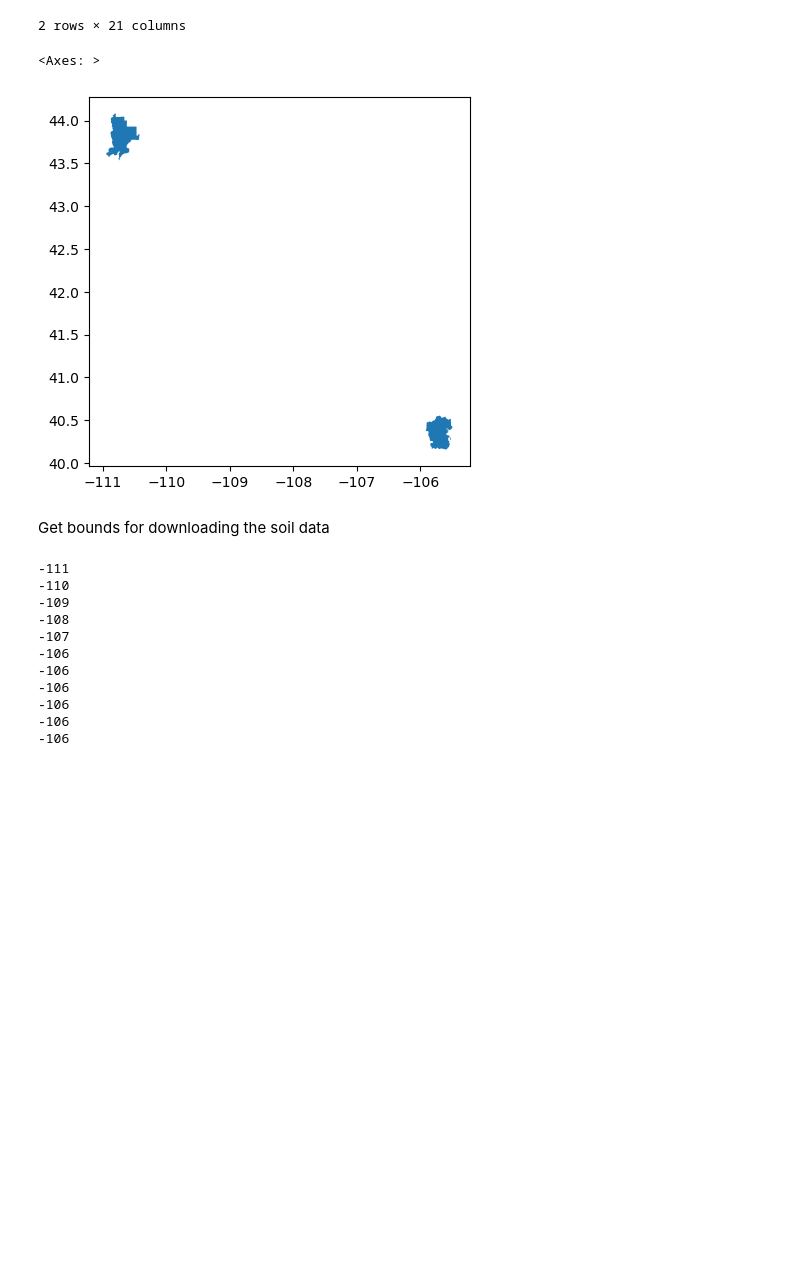
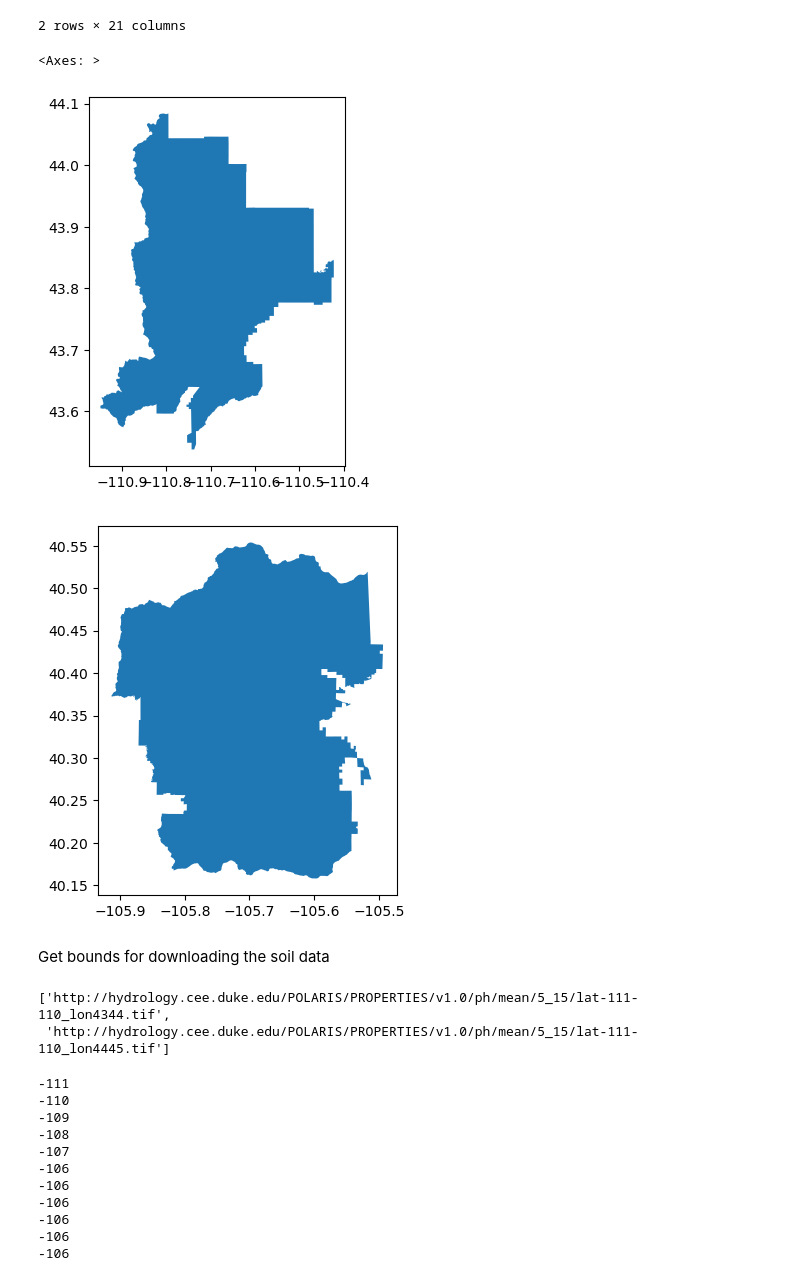
Before and after one commit to npwelsh/habitat_suitability, a Jupyter notebook: Tetraneuris-grandiflora_AOI.ipynb, the cells around one changed output. Saved outputs shown, nothing was run; the diff lists cells and outputs as text; code cells hidden in the pictures; blank space fills up the shorter version.

Commit message:
gds seperated out, soil URL in a function and automated

```diff
--- a/Tetraneuris-grandiflora_AOI.ipynb
+++ b/Tetraneuris-grandiflora_AOI.ipynb
@@ -114,16 +114,68 @@ aoi_gdf
 | 83 | 84.0 | GRTE | Lands - http://landsnet.nps.gov/t... | Grand Teton National Park | 20231204 | WY | IM | 1597571 | National Park | ... |
 | 93 | 94.0 | ROMO | Lands - http://landsnet.nps.gov/t... | Rocky Mountain National Park | 20230616151151 | CO | IM | 204948 | National Park | ... |
 2 rows × 21 columns
+# %%
+teton_gdf=aoi_gdf[aoi_gdf['PARKNAME']== 'Grand Teton']
+rmnp_gdf=aoi_gdf[aoi_gdf['PARKNAME']== 'Rocky Mountain']
 # %%
 # plot
-aoi_gdf.plot(
+teton_gdf.plot(
     cmap = ''
 )
+rmnp_gdf.plot(
+    cmap = ''
+)
 # %% [output]
 <Axes: >
-[figure, old version]
+[figure, new version]
+[figure, added]
 # %% [markdown]
  Get bounds for downloading the soil data
+# %%
+#Get Soil URLS for data
+
+def soil_urls_get(gdf):
+
+    """
+    Creates a list of Urls to download soil data from POLARIS
+
+    Parameters:
+    gdf: A geodata frame containing spatial data
+
+    Returns:
+    A list of soil URLs from polars, with the default depth set at 15-30 cm and ph as the parameter chosen, as well as a mean from the data set
+    """
+
+    soil_url_template = (
+        "http://hydrology.cee.duke.edu/POLARIS/PROPERTIES/v1.0"
+        #ph of soil
+        "/ph"
+        #mean of ph soil datas
+        "/mean"
+        #depth of soil
+        "/5_15"
+        #lat and long of soil (they are in 1 deg by 1 deg cells)
+        "/lat{min_lat}{max_lat}_lon{min_lon}{max_lon}.tif")
+
+    bound_min_lat, bound_min_lon, bound_max_lat, bound_max_lon = gdf.total_bounds
+
+    soil_url_list = []
+
+    for min_lon in range(floor(bound_min_lon), ceil(bound_max_lon)):
+        for min_lat in range(floor(bound_min_lat), ceil(bound_max_lat)):
+            soil_url = soil_url_template.format(
+                min_lat=min_lat, max_lat=min_lat+1,
+                min_lon=min_lon, max_lon=min_lon+1)
+            soil_url_list.append(soil_url)
+    return soil_url_list
+
+
+teton_soils_urls = soil_urls_get(teton_gdf)
+
+teton_soils_urls
+# %% [output]
+['http://hydrology.cee.duke.edu/POLARIS/PROPERTIES/v1.0/ph/mean/5_15/lat-111-110_lon4344.tif',
+ 'http://hydrology.cee.duke.edu/POLARIS/PROPERTIES/v1.0/ph/mean/5_15/lat-111-110_lon4445.tif']
 # %%
 # Bounds for AOI Geodata frame
 
```
Also changed, not shown: parts of 3 cells of this notebook.
